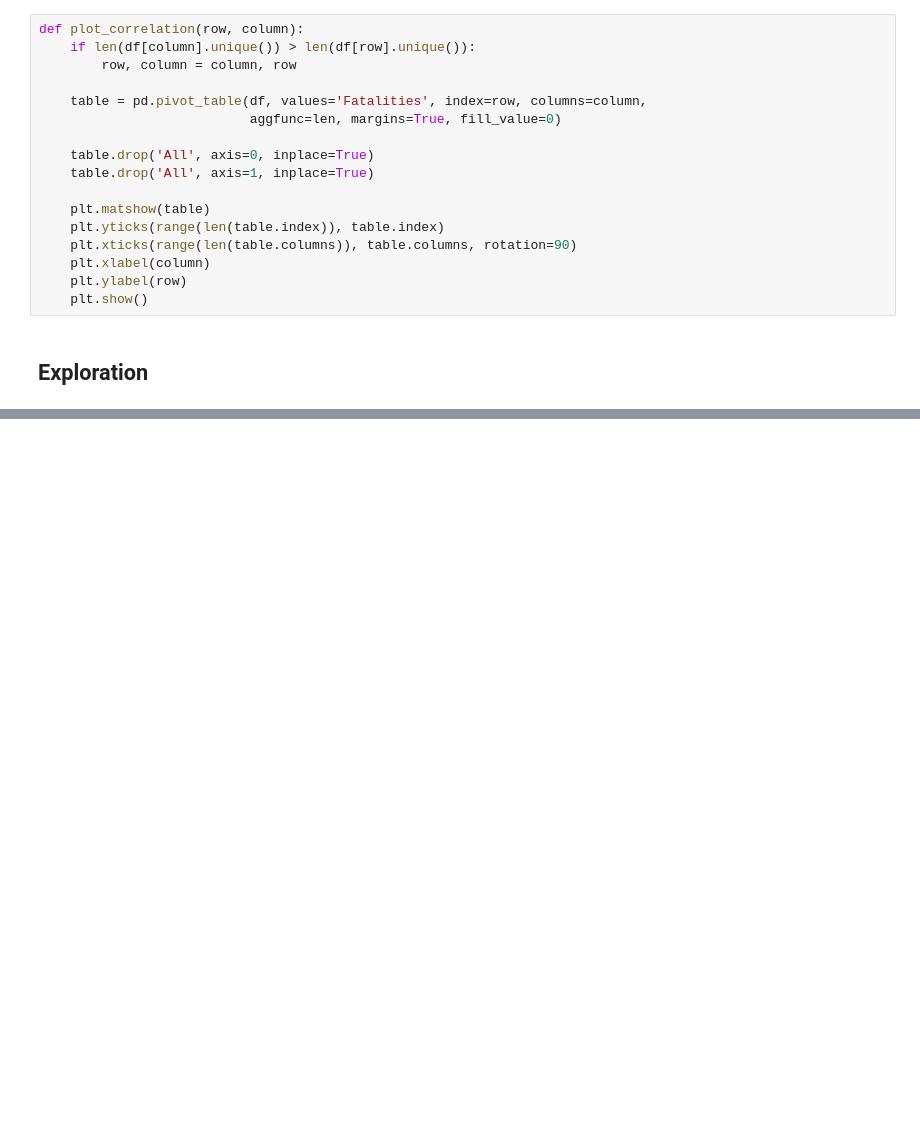
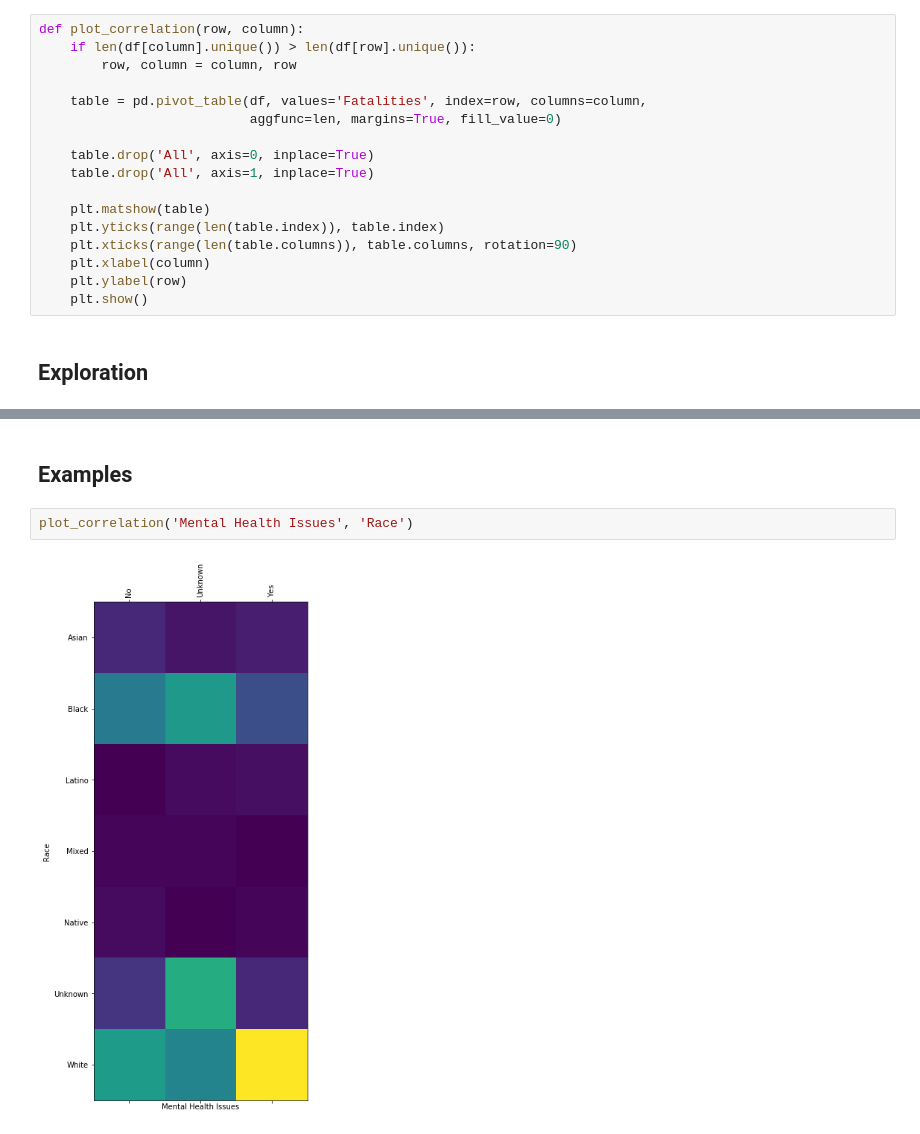
Before and after one commit to maciewar/us-mass-shootings, a Jupyter notebook: notebooks/correlations.ipynb, the cells around one changed output, grey strips where cells are left out. Cells and saved outputs as stored; diff of their text form; blank space fills up the shorter version.

```diff
--- a/notebooks/correlations.ipynb
+++ b/notebooks/correlations.ipynb
@@ -63,0 +50,6 @@ for row, column in itertools.combinations(columns, 2):
+# %% [markdown]
+## Examples
+# %%
+plot_correlation('Mental Health Issues', 'Race')
+# %% [output]
+[figure, added]
```
Also changed, not shown: parts of 4 cells of this notebook, 1 other file.
